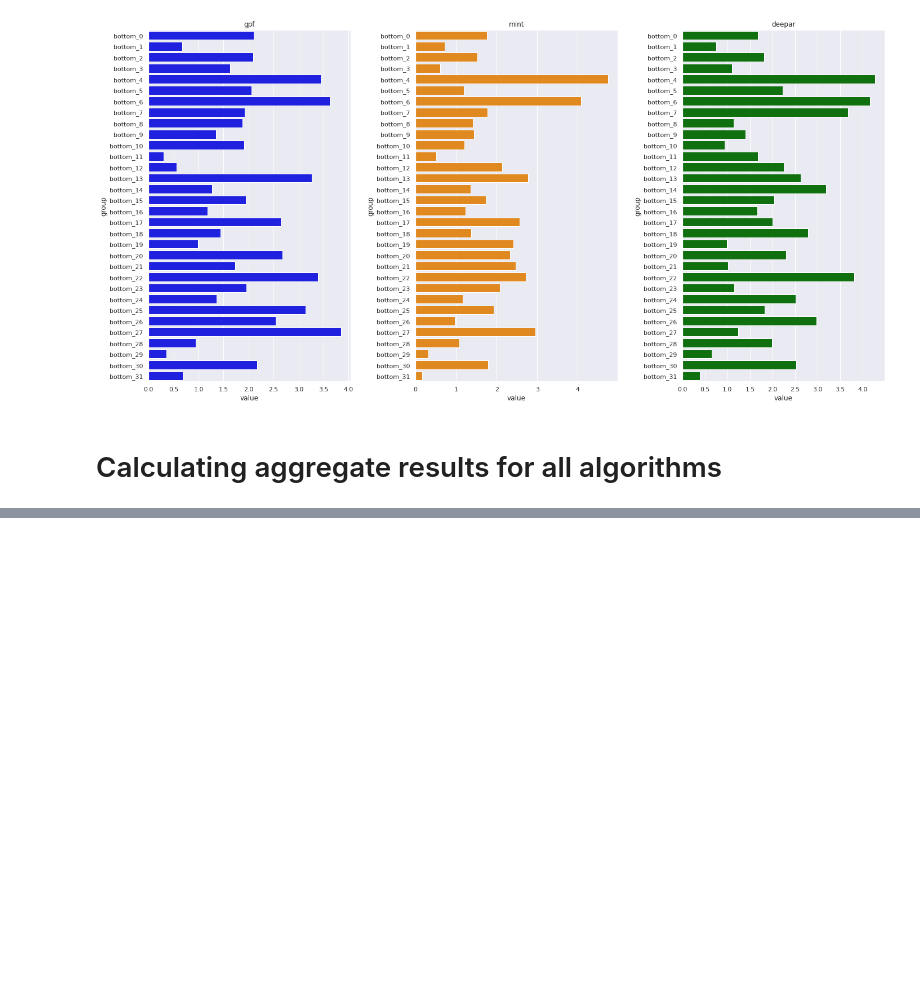
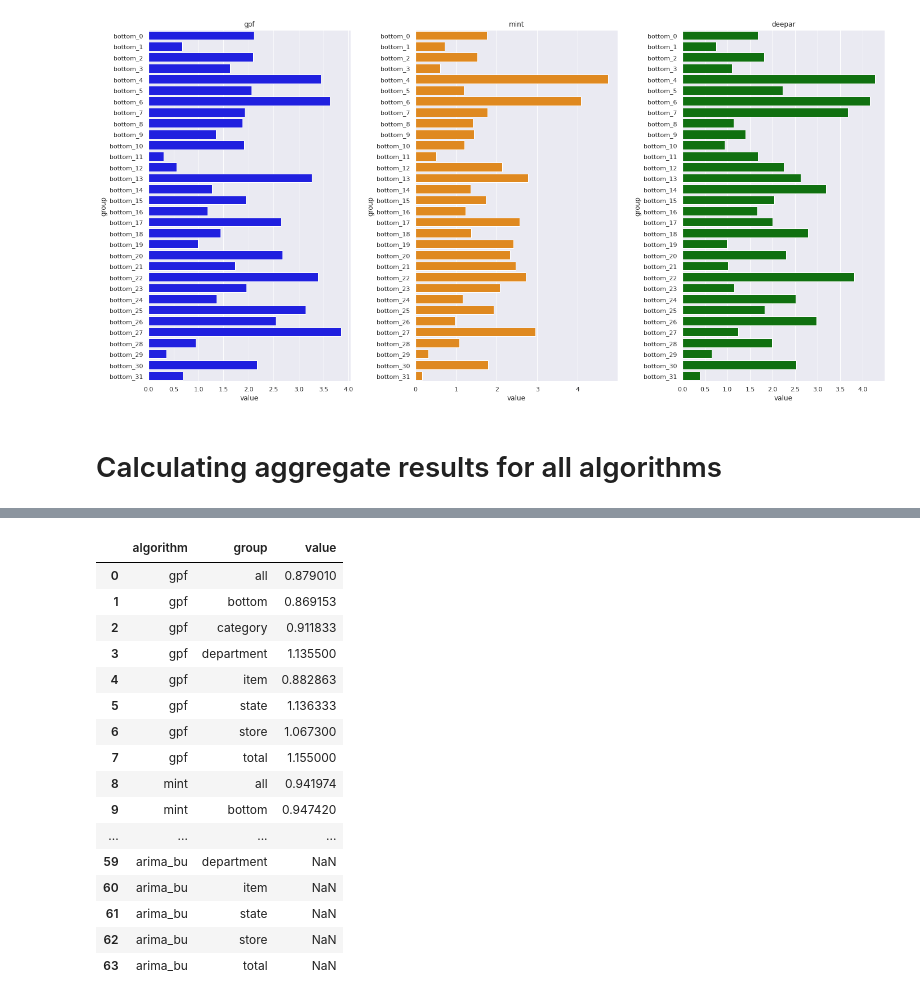
Before and after one commit to luisroque/run_models_distributed, a Jupyter notebook: notebooks/Results_comparing_all_algorithms_paper1_probabilistic.ipynb, the cells around one changed output, grey strips where cells are left out. Cells and saved outputs as stored; diff of their text form; code cells hidden in the pictures; blank space fills up the shorter version.

```diff
--- a/notebooks/Results_comparing_all_algorithms_paper1_probabilistic.ipynb
+++ b/notebooks/Results_comparing_all_algorithms_paper1_probabilistic.ipynb
@@ -110,0 +159,20 @@ htsx.visualization.boxplot_error(df_orig_list, 'mase', datasets)
+# %%
+print_res('m5', df_orig_list)
+# %% [output]
+|  | algorithm | group | value |
+| 0 | gpf | all | 0.879010 |
+| 1 | gpf | bottom | 0.869153 |
+| 2 | gpf | category | 0.911833 |
+| 3 | gpf | department | 1.135500 |
+| 4 | gpf | item | 0.882863 |
+| 5 | gpf | state | 1.136333 |
+| 6 | gpf | store | 1.067300 |
+| 7 | gpf | total | 1.155000 |
+| 8 | mint | all | 0.941974 |
+| 9 | mint | bottom | 0.947420 |
+| ... | ... | ... | ... |
+| 59 | arima_bu | department | NaN |
+| 60 | arima_bu | item | NaN |
+| 61 | arima_bu | state | NaN |
+| 62 | arima_bu | store | NaN |
+| 63 | arima_bu | total | NaN |
```
Also changed, not shown: parts of 7 cells of this notebook.
